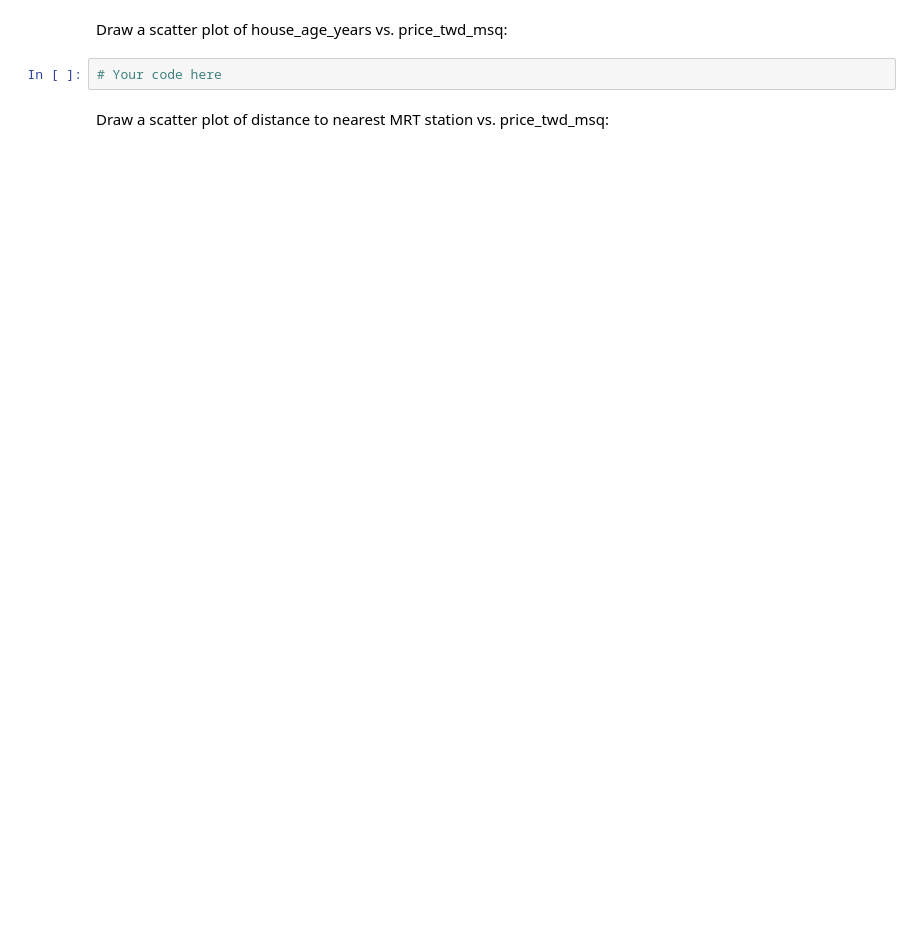
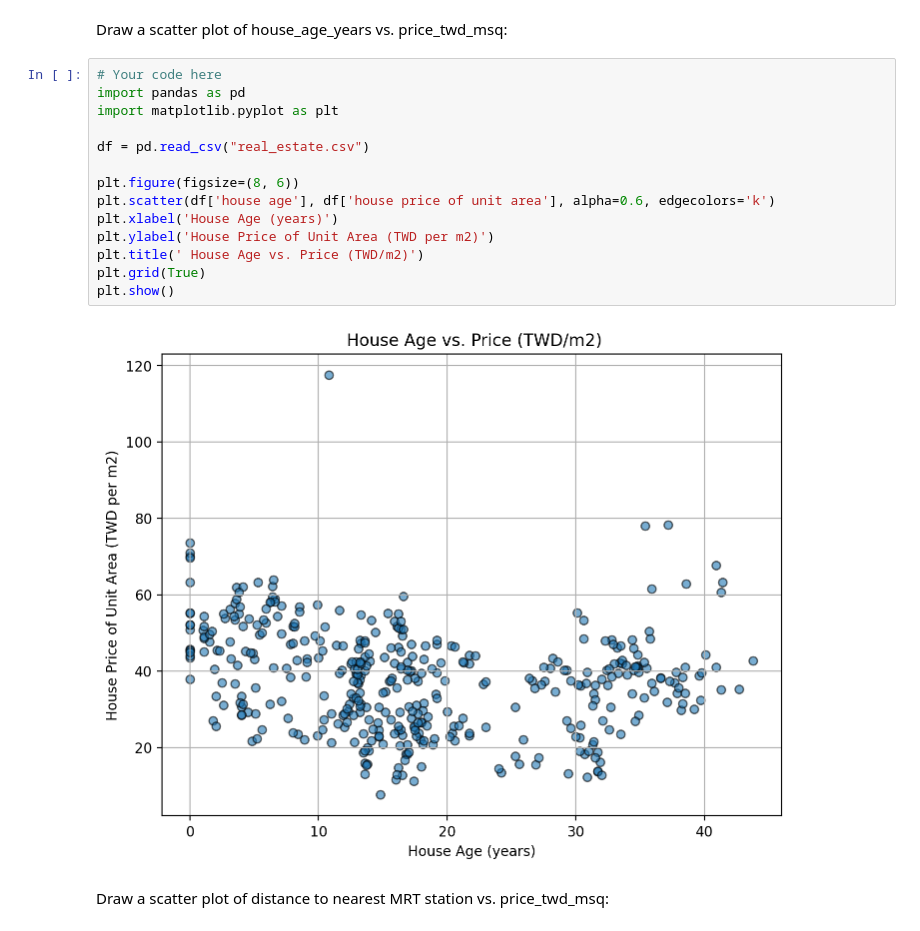
Before and after one commit to arietz/DS2025, a Jupyter notebook: Report7/Exercise10.ipynb, the cells around one changed output. Saved outputs shown, nothing was run; the diff lists cells and outputs as text; blank space fills up the shorter version.

```diff
--- a/Report7/Exercise10.ipynb
+++ b/Report7/Exercise10.ipynb
@@ -138,6 +156,20 @@ Draw a scatter plot of n_convenience vs. price_twd_msq:
 Draw a scatter plot of house_age_years vs. price_twd_msq:
 # %%
 # Your code here
+import pandas as pd
+import matplotlib.pyplot as plt
+
+df = pd.read_csv("real_estate.csv")
+
+plt.figure(figsize=(8, 6))
+plt.scatter(df['house age'], df['house price of unit area'], alpha=0.6, edgecolors='k')
+plt.xlabel('House Age (years)')
+plt.ylabel('House Price of Unit Area (TWD per m2)')
+plt.title(' House Age vs. Price (TWD/m2)')
+plt.grid(True)
+plt.show()
+# %% [output]
+[figure, added]
 # %% [markdown]
 Draw a scatter plot of distance to nearest MRT station vs. price_twd_msq:
 # %%
```
Also changed, not shown: parts of 11 cells of this notebook, 14 other files.
